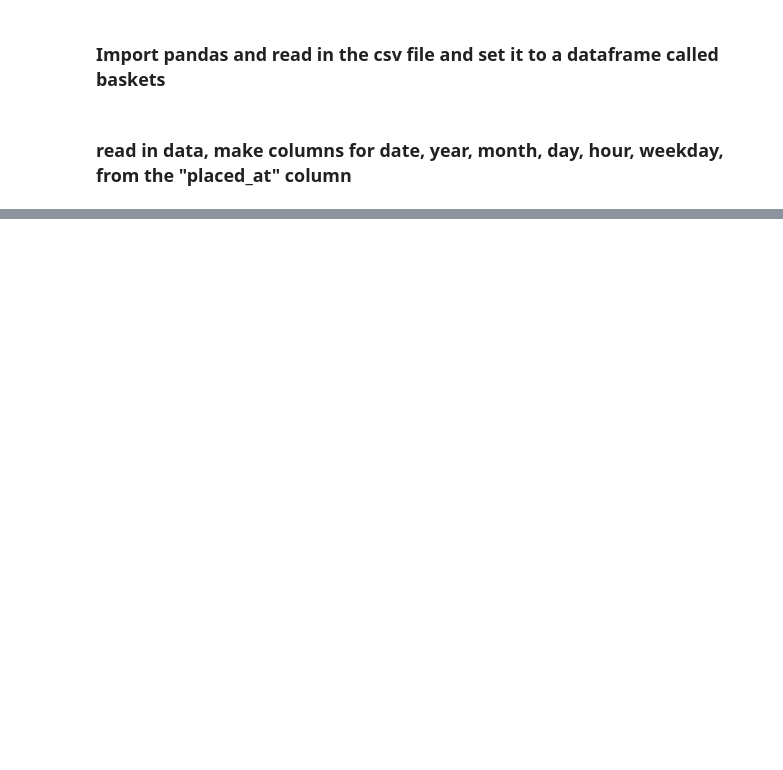
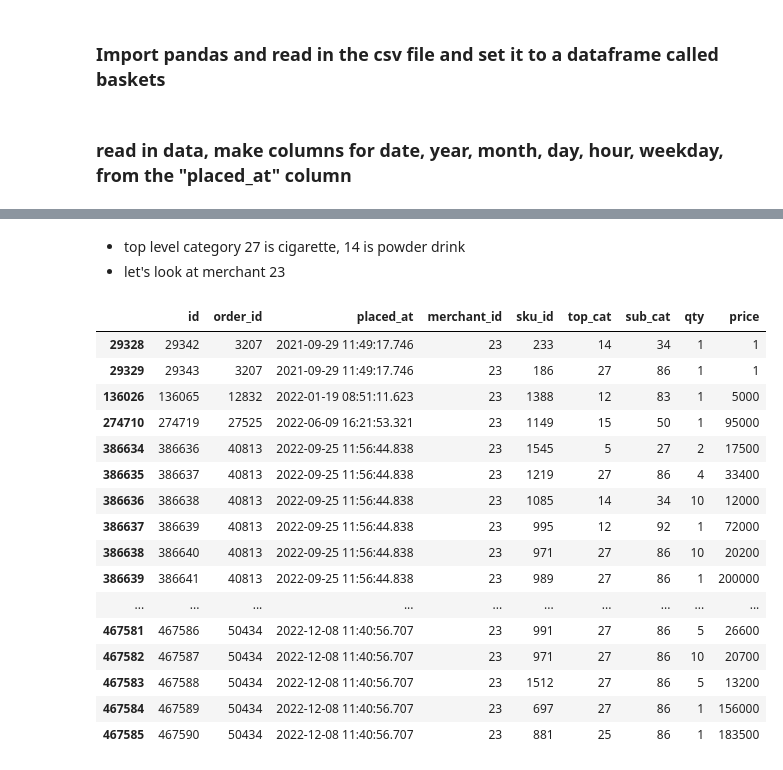
Before and after one commit to yingli/applieddatascience, a Jupyter notebook: sample_code/NB03_transaction_data.ipynb, the cells around one changed output, grey strips where cells are left out. Cells and saved outputs as stored; diff of their text form; code cells hidden in the pictures; blank space fills up the shorter version.

```diff
--- a/sample_code/NB03_transaction_data.ipynb
+++ b/sample_code/NB03_transaction_data.ipynb
@@ -455,0 +27,3 @@ baskets.price.sort_values(ascending = False).reset_index(drop=True)[10:1000].plo
+# %%
+pd.set_option('display.float_format', lambda x: '%.0f' % x)
+baskets.describe()
@@ -455,0 +210,23 @@ baskets.price.sort_values(ascending = False).reset_index(drop=True)[10:1000].plo
+# %% [markdown]
+ - top level category 27 is cigarette, 14 is powder drink
+ - let's look at merchant 23
+# %%
+baskets[baskets.merchant_id == 23]
+# %% [output]
+|  | id | order_id | placed_at | merchant_id | sku_id | top_cat | sub_cat | qty | price |
+| 29328 | 29342 | 3207 | 2021-09-29 11:49:17.746 | 23 | 233 | 14 | 34 | 1 | 1 |
+| 29329 | 29343 | 3207 | 2021-09-29 11:49:17.746 | 23 | 186 | 27 | 86 | 1 | 1 |
+| 136026 | 136065 | 12832 | 2022-01-19 08:51:11.623 | 23 | 1388 | 12 | 83 | 1 | 5000 |
+| 274710 | 274719 | 27525 | 2022-06-09 16:21:53.321 | 23 | 1149 | 15 | 50 | 1 | 95000 |
+| 386634 | 386636 | 40813 | 2022-09-25 11:56:44.838 | 23 | 1545 | 5 | 27 | 2 | 17500 |
+| 386635 | 386637 | 40813 | 2022-09-25 11:56:44.838 | 23 | 1219 | 27 | 86 | 4 | 33400 |
+| 386636 | 386638 | 40813 | 2022-09-25 11:56:44.838 | 23 | 1085 | 14 | 34 | 10 | 12000 |
+| 386637 | 386639 | 40813 | 2022-09-25 11:56:44.838 | 23 | 995 | 12 | 92 | 1 | 72000 |
+| 386638 | 386640 | 40813 | 2022-09-25 11:56:44.838 | 23 | 971 | 27 | 86 | 10 | 20200 |
+| 386639 | 386641 | 40813 | 2022-09-25 11:56:44.838 | 23 | 989 | 27 | 86 | 1 | 200000 |
+| ... | ... | ... | ... | ... | ... | ... | ... | ... | ... |
+| 467581 | 467586 | 50434 | 2022-12-08 11:40:56.707 | 23 | 991 | 27 | 86 | 5 | 26600 |
+| 467582 | 467587 | 50434 | 2022-12-08 11:40:56.707 | 23 | 971 | 27 | 86 | 10 | 20700 |
+| 467583 | 467588 | 50434 | 2022-12-08 11:40:56.707 | 23 | 1512 | 27 | 86 | 5 | 13200 |
+| 467584 | 467589 | 50434 | 2022-12-08 11:40:56.707 | 23 | 697 | 27 | 86 | 1 | 156000 |
+| 467585 | 467590 | 50434 | 2022-12-08 11:40:56.707 | 23 | 881 | 25 | 86 | 1 | 183500 |
```
Also changed, not shown: parts of 93 cells of this notebook, 1 other file.
